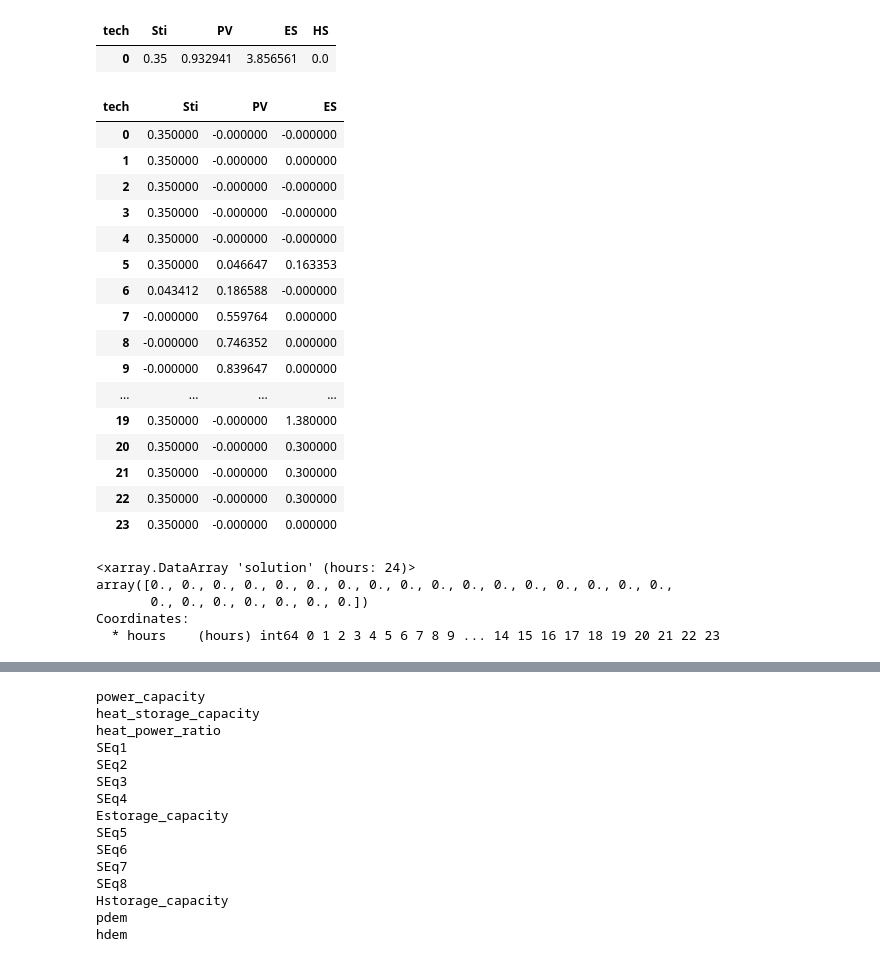
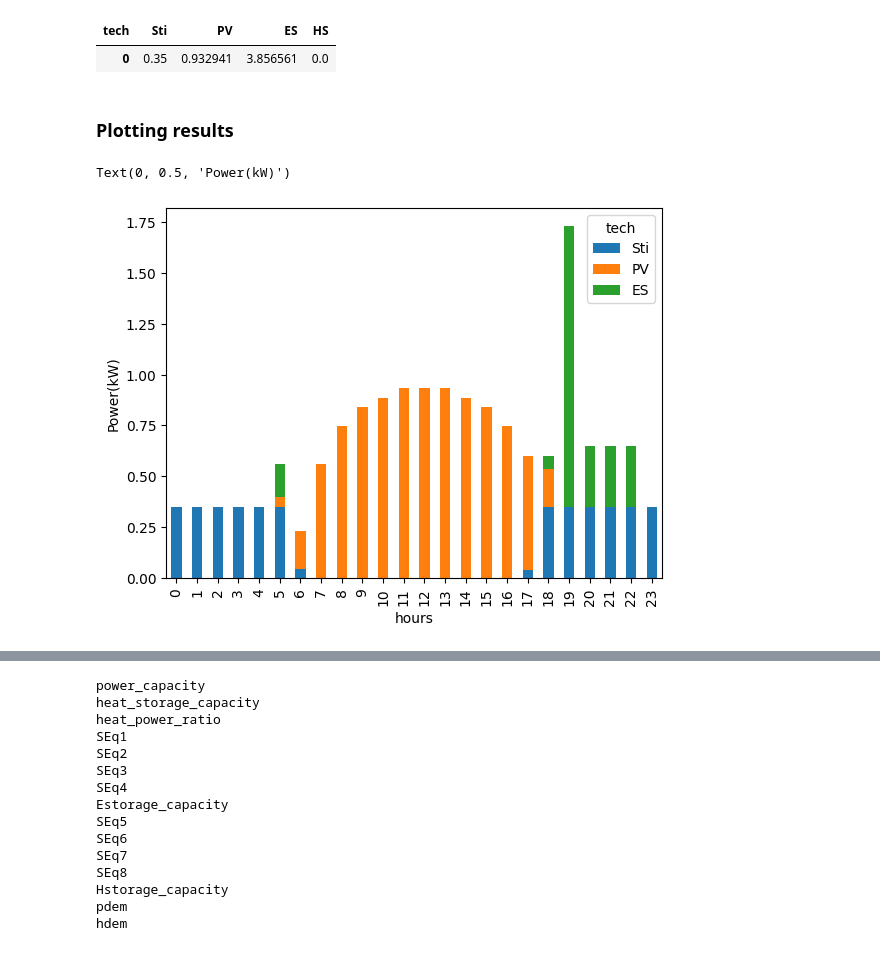
Before and after one commit to Drplana/SimEM, a Jupyter notebook: linopy/SimpleModel.ipynb, the cells around one changed output, grey strips where cells are left out. Cells and saved outputs as stored; diff of their text form; code cells hidden in the pictures.

```diff
--- a/linopy/SimpleModel.ipynb
+++ b/linopy/SimpleModel.ipynb
@@ -165,34 +165,13 @@ pd.DataFrame(capacity.solution, index = tech).T
 # %% [output]
 | tech | Sti | PV | ES | HS |
 | 0 | 0.35 | 0.932941 | 3.856561 | 0.0 |
+# %% [markdown]
+### Plotting results
 # %%
-pd.DataFrame(power.solution, index=tech[0:3]).T
+pd.DataFrame(power.solution, index=tech[0:3], columns= h).T.plot.bar (stacked = True).set_ylabel('Power(kW)')
 # %% [output]
-| tech | Sti | PV | ES |
-| 0 | 0.350000 | -0.000000 | -0.000000 |
-| 1 | 0.350000 | -0.000000 | 0.000000 |
-| 2 | 0.350000 | -0.000000 | -0.000000 |
-| 3 | 0.350000 | -0.000000 | -0.000000 |
-| 4 | 0.350000 | -0.000000 | -0.000000 |
-| 5 | 0.350000 | 0.046647 | 0.163353 |
-| 6 | 0.043412 | 0.186588 | -0.000000 |
-| 7 | -0.000000 | 0.559764 | 0.000000 |
-| 8 | -0.000000 | 0.746352 | 0.000000 |
-| 9 | -0.000000 | 0.839647 | 0.000000 |
-| ... | ... | ... | ... |
-| 19 | 0.350000 | -0.000000 | 1.380000 |
-| 20 | 0.350000 | -0.000000 | 0.300000 |
-| 21 | 0.350000 | -0.000000 | 0.300000 |
-| 22 | 0.350000 | -0.000000 | 0.300000 |
-| 23 | 0.350000 | -0.000000 | 0.000000 |
+Text(0, 0.5, 'Power(kW)')
+[figure, added]
-# %%
-Heat2Storage.solution
-# %% [output]
-<xarray.DataArray 'solution' (hours: 24)>
-array([0., 0., 0., 0., 0., 0., 0., 0., 0., 0., 0., 0., 0., 0., 0., 0., 0.,
-       0., 0., 0., 0., 0., 0., 0.])
-Coordinates:
-  * hours    (hours) int64 0 1 2 3 4 5 6 7 8 9 ... 14 15 16 17 18 19 20 21 22 23
 # %%
 pd.DataFrame(heat.solution).T
 # %% [output]
```
Also changed, not shown: parts of 4 cells of this notebook.
